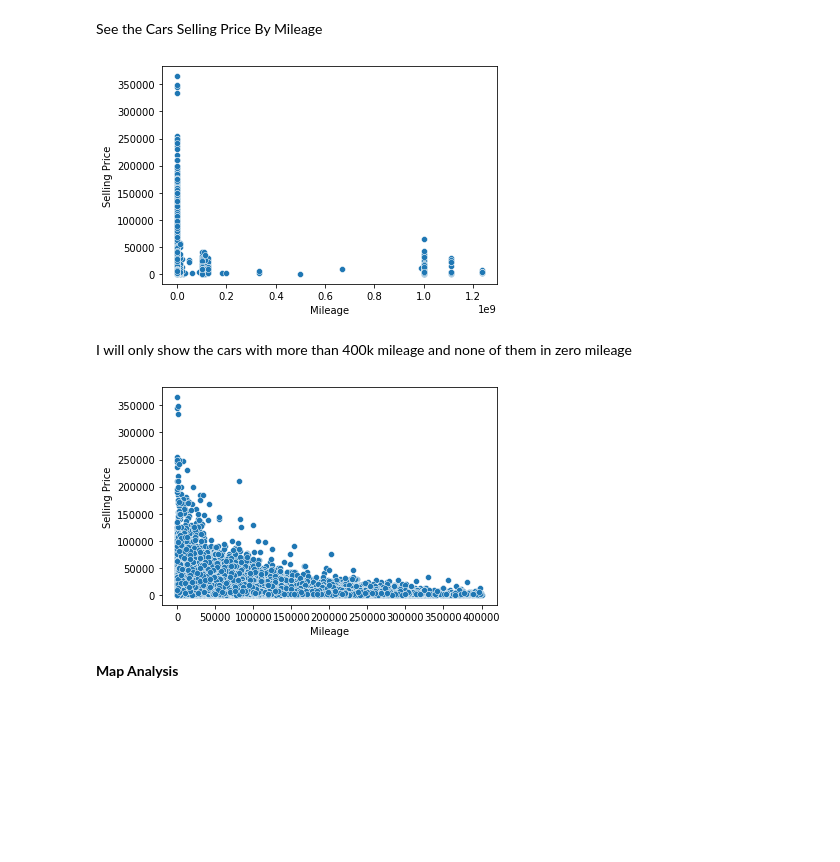
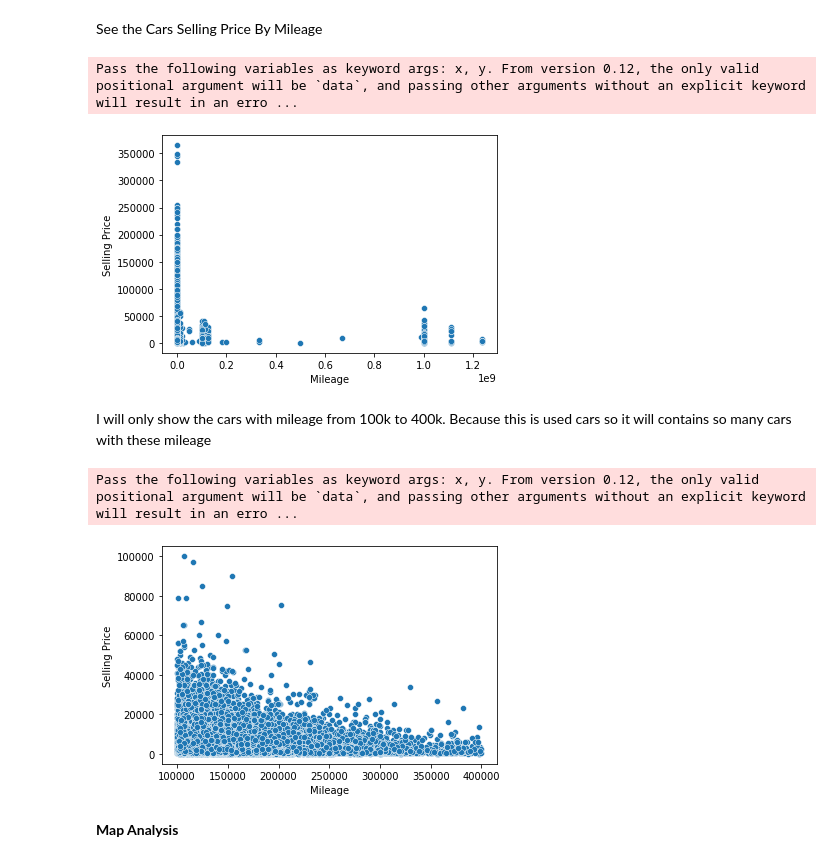
Before and after one commit to KusumaatmaSyafadhi/kusumaatmas, a Jupyter notebook: used_car_sales_US.ipynb, the cells around one changed output. Drawn from its saved outputs; the diff is of its cells as text; code cells hidden in the pictures; blank space fills up the shorter version.

```diff
--- a/used_car_sales_US.ipynb
+++ b/used_car_sales_US.ipynb
@@ -104,3 +108,3 @@ memory usage: 8.8+ MB
 # %%
-carsales = pd.merge(carsales, zip_codes_clean, left_on='zipcode', right_on='ZIP', how='left')
-carsales.drop('ZIP',axis=1,inplace=True)
+carsales_2 = pd.merge(carsales, zip_codes_clean, left_on='zipcode', right_on='ZIP', how='left')
+carsales_2.drop('ZIP',axis=1,inplace=True)
@@ -120 +133,3 @@ carsales=carsales.drop_duplicates()
+# %%
+carsales_2=carsales_2.drop_duplicates()
 # %%
@@ -180,10 +195,9 @@ dtype: int64
 # %% [markdown]
 See the Cars Selling Price By Mileage
 # %%
-g = sns.scatterplot(carsales['Mileage'],carsales['pricesold'])
+g = sns.scatterplot(carsales_2['Mileage'],carsales_2['pricesold'])
 g.set(xlabel='Mileage', ylabel='Selling Price')
 plt.show()
 # %% [output]
+Pass the following variables as keyword args: x, y. From version 0.12, the only valid positional argument will be `data`, and passing other arguments without an explicit keyword will result in an erro ...
 [figure]
-# %% [markdown]
-I will only show the cars with more than 400k mileage and none of them in zero mileage
@@ -192,9 +204,14 @@ carsales = carsales[(carsales['Mileage']<400000) & (carsales['Mileage']>0)]
+# %% [markdown]
+I will only show the cars with mileage from 100k to 400k. Because this is used cars so it will contains so many cars with these mileage
+# %%
+carsales_2 = carsales_2[(carsales_2['Mileage']<400000) & (carsales_2['Mileage']>100000)]
 # %%
-g = sns.scatterplot(carsales['Mileage'],carsales['pricesold'])
+g = sns.scatterplot(carsales_2['Mileage'],carsales_2['pricesold'])
 g.set(xlabel='Mileage', ylabel='Selling Price')
 plt.show()
 # %% [output]
+Pass the following variables as keyword args: x, y. From version 0.12, the only valid positional argument will be `data`, and passing other arguments without an explicit keyword will result in an erro ...
-[figure, old version]
+[figure, new version]
 # %% [markdown]
 **Map Analysis**
 # %%
```
Also changed, not shown: parts of 12 cells of this notebook.
